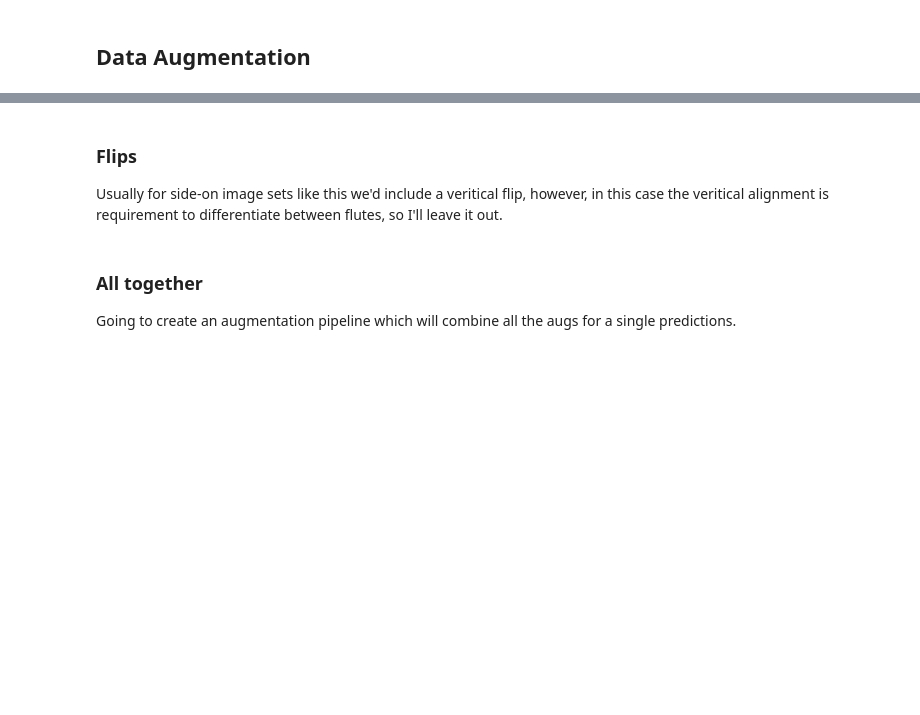
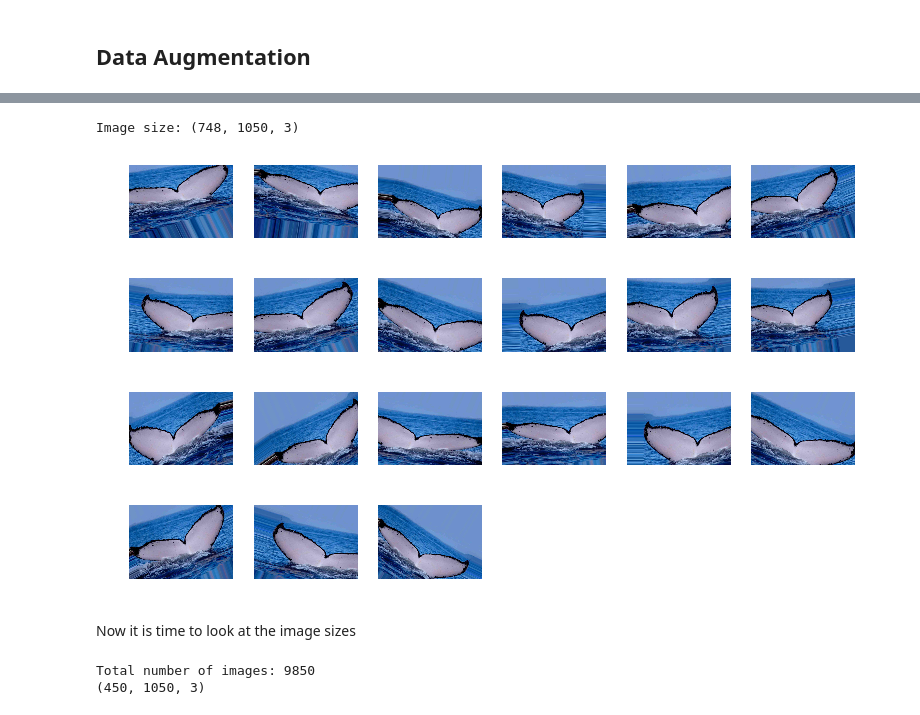
Before and after one commit to MLProjects/whale, a Jupyter notebook: src/whale_data.ipynb, the cells around one changed output, grey strips where cells are left out. Drawn from its saved outputs; the diff is of its cells as text; code cells hidden in the pictures; blank space fills up the shorter version.

```diff
--- a/src/whale_data.ipynb
+++ b/src/whale_data.ipynb
@@ -183,8 +183,0 @@ plot_images(imgs, None, rows=1)
-# %% [markdown]
-### Flips
-
-Usually for side-on image sets like this we'd include a veritical flip, however, in this case the veritical alignment is requirement to differentiate between flutes, so I'll leave it out.
-# %% [markdown]
-### All together
-
-Going to create an augmentation pipeline which will combine all the augs for a single predictions.
@@ -201,0 +184,52 @@ plot_images(imgs, None, rows=1)
+# %%
+from keras.preprocessing.image import ImageDataGenerator, array_to_img, img_to_array, load_img
+
+datagen = ImageDataGenerator(
+        rotation_range=30,
+        width_shift_range=0.2,
+        height_shift_range=0.2,
+        shear_range=0.2,
+        zoom_range=0.2,
+        horizontal_flip=True,
+        fill_mode='nearest')
+
+img = load_img(INPUT_DIR+'/ff38054f.jpg')  # this is a PIL image
+x = img_to_array(img)  # this is a Numpy array with shape (3, 150, 150)
+print('Image size: '+str(x.shape))
+x = x.reshape((1,) + x.shape)  # this is a Numpy array with shape (1, 3, 150, 150)
+
+# the .flow() command below generates batches of randomly transformed images
+# and saves the results to the `preview/` directory
+i = 0
+for batch in datagen.flow(x, batch_size=1,
+                          save_to_dir='../data/dataAugment', save_prefix='whale', save_format='jpeg'):
+    i += 1
+    if i > 20:
+        break  # otherwise the generator would loop indefinitely
+# %% [output]
+Image size: (748, 1050, 3)
+# %%
+images = os.listdir('../data/dataAugment')
+
+plot_images_in_dir(images, None, '../data/dataAugment', rows=4)
+# %% [output]
+[figure, added]
+# %% [markdown]
+Now it is time to look at the image sizes
+# %%
+image_dir='../data/train_images/train'
+train_images = os.listdir(image_dir)
+height = []
+width = []
+print('Total number of images: '+str(len(train_images)))
+img = load_img(image_dir+'/'+train_images[1])  # this is a PIL image
+x = img_to_array(img)
+print(x.shape)
+for image in train_images:
+    img = load_img(image_dir+'/'+image)  # this is a PIL image
+    x = img_to_array(img)
+    height.append(x.shape[0])
+    width.append(x.shape[1])
+# %% [output]
+Total number of images: 9850
+(450, 1050, 3)
```
Also changed, not shown: parts of 36 cells of this notebook.
